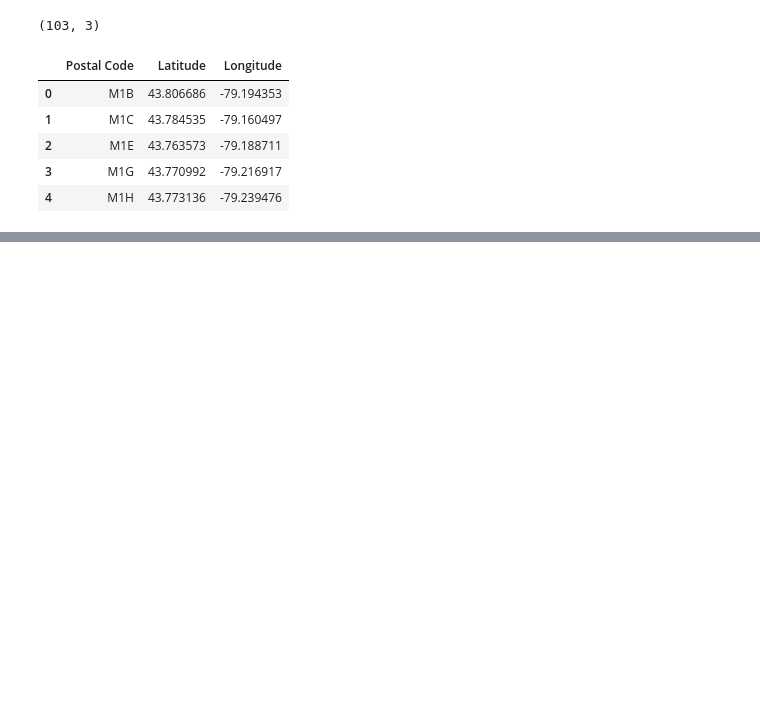
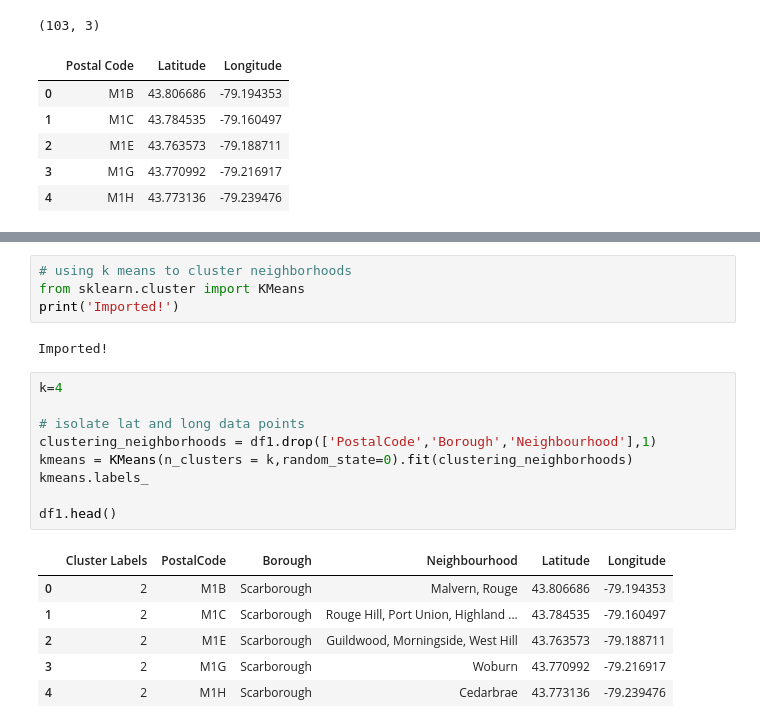
Before and after one commit to sandstormbit/Coursera_Capstone, a Jupyter notebook: Segmenting and Clustering Neighborhoods.ipynb, the cells around one changed output, grey strips where cells are left out. Saved outputs shown, nothing was run; the diff lists cells and outputs as text; blank space fills up the shorter version.

```diff
--- a/Segmenting and Clustering Neighborhoods.ipynb
+++ b/Segmenting and Clustering Neighborhoods.ipynb
@@ -165,0 +217,22 @@ neighborhood_coordinates_df.head()
+# %%
+# using k means to cluster neighborhoods
+from sklearn.cluster import KMeans
+print('Imported!')
+# %% [output]
+Imported!
+# %%
+k=4
+
+# isolate lat and long data points
+clustering_neighborhoods = df1.drop(['PostalCode','Borough','Neighbourhood'],1)
+kmeans = KMeans(n_clusters = k,random_state=0).fit(clustering_neighborhoods)
+kmeans.labels_
+
+df1.head()
+# %% [output]
+|  | Cluster Labels | PostalCode | Borough | Neighbourhood | Latitude | Longitude |
+| 0 | 2 | M1B | Scarborough | Malvern, Rouge | 43.806686 | -79.194353 |
+| 1 | 2 | M1C | Scarborough | Rouge Hill, Port Union, Highland ... | 43.784535 | -79.160497 |
+| 2 | 2 | M1E | Scarborough | Guildwood, Morningside, West Hill | 43.763573 | -79.188711 |
+| 3 | 2 | M1G | Scarborough | Woburn | 43.770992 | -79.216917 |
+| 4 | 2 | M1H | Scarborough | Cedarbrae | 43.773136 | -79.239476 |
```
Also changed, not shown: parts of 7 cells of this notebook.
